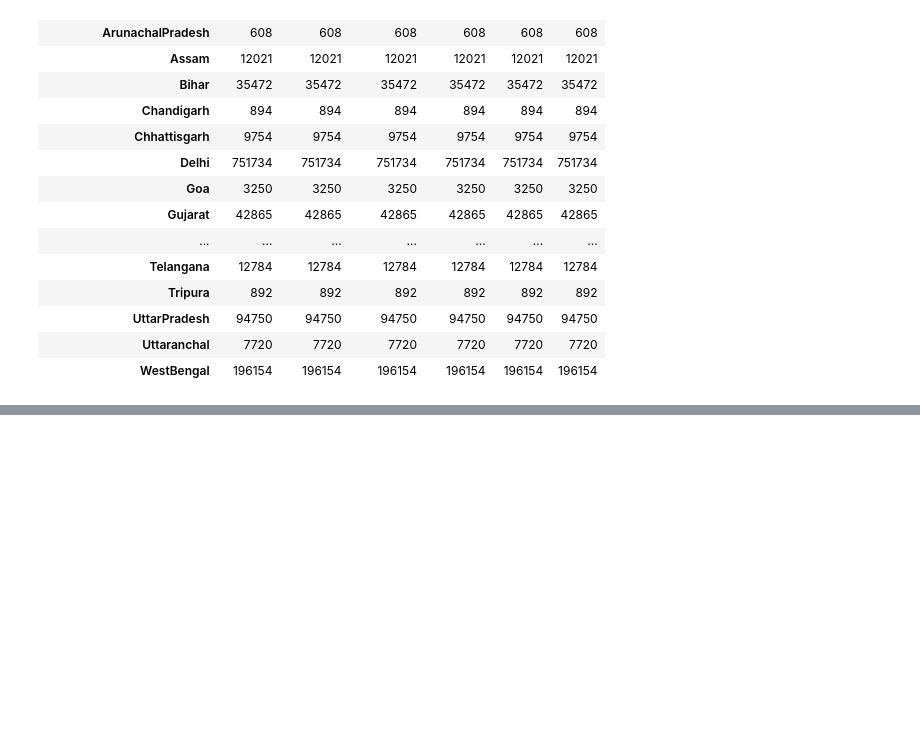
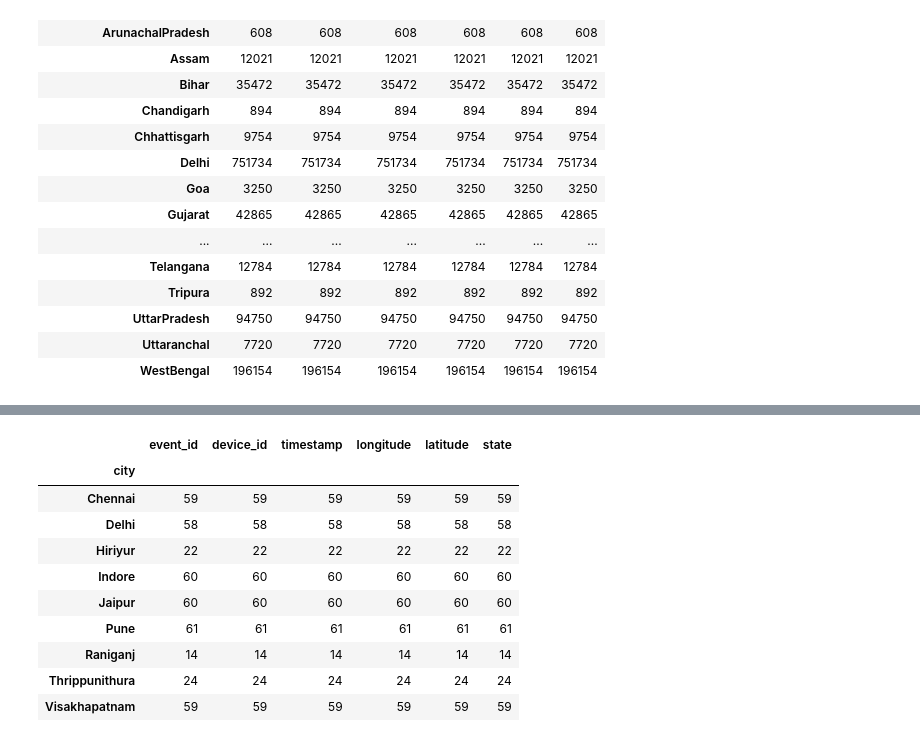
Before and after one commit to bhagi8289/Insaid, a Jupyter notebook: capstone.ipynb, the cells around one changed output, grey strips where cells are left out. Cells and saved outputs as stored; diff of their text form; code cells hidden in the pictures; blank space fills up the shorter version.

```diff
--- a/capstone.ipynb
+++ b/capstone.ipynb
@@ -540,0 +658,16 @@ df_events_data.groupby('state').count()
+# %%
+#print(df_events_data.groupby('longitude').count())
+#print(df_events_data.groupby('latitude').count())
+df_events_data[df_events_data['latitude'] == 0.0].groupby('city').count()
+# %% [output]
+|  | event_id | device_id | timestamp | longitude | latitude | state |
+| city |  |  |  |  |  |  |
+| Chennai | 59 | 59 | 59 | 59 | 59 | 59 |
+| Delhi | 58 | 58 | 58 | 58 | 58 | 58 |
+| Hiriyur | 22 | 22 | 22 | 22 | 22 | 22 |
+| Indore | 60 | 60 | 60 | 60 | 60 | 60 |
+| Jaipur | 60 | 60 | 60 | 60 | 60 | 60 |
+| Pune | 61 | 61 | 61 | 61 | 61 | 61 |
+| Raniganj | 14 | 14 | 14 | 14 | 14 | 14 |
+| Thrippunithura | 24 | 24 | 24 | 24 | 24 | 24 |
+| Visakhapatnam | 59 | 59 | 59 | 59 | 59 | 59 |
```
Also changed, not shown: parts of 12 cells of this notebook.
